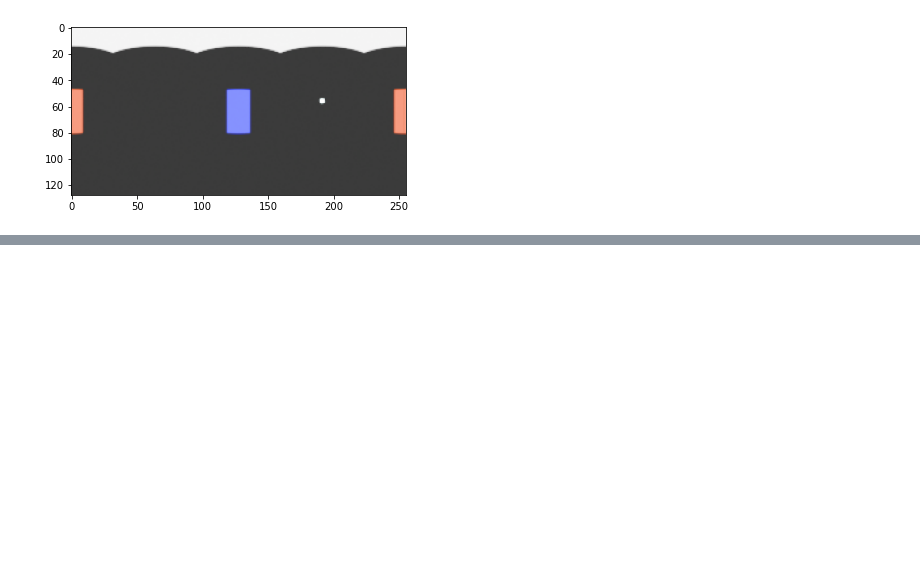
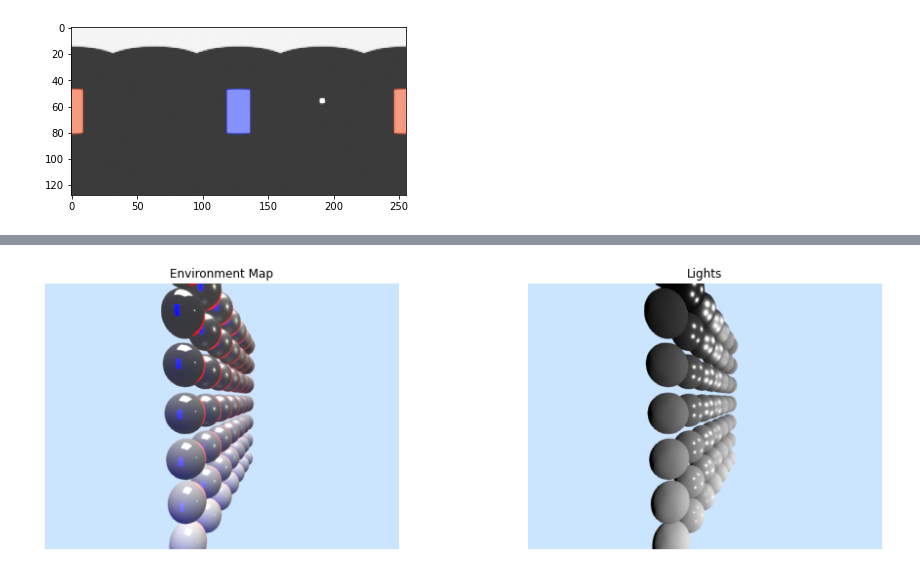
Before and after one commit to SeanCurtis-TRI/drake, a Jupyter notebook: tutorials/configuring_lighting.ipynb, the cells around one changed output, grey strips where cells are left out. Drawn from its saved outputs; the diff is of its cells as text; code cells hidden in the pictures; blank space fills up the shorter version.

```diff
--- a/tutorials/configuring_lighting.ipynb
+++ b/tutorials/configuring_lighting.ipynb
@@ -1613,0 +1666,4 @@ meshcat.SetEnvironmentMap(png_path)
+# %%
+comparator.render()
+# %% [output]
+[figure, added]
```
Also changed, not shown: parts of 2 cells of this notebook.
